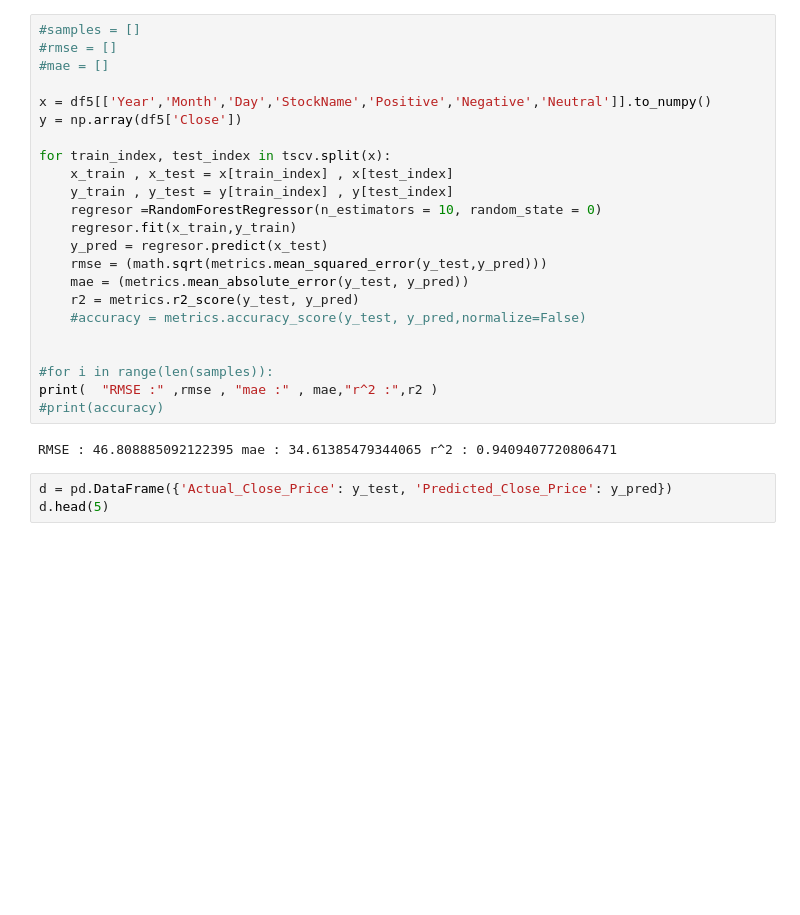
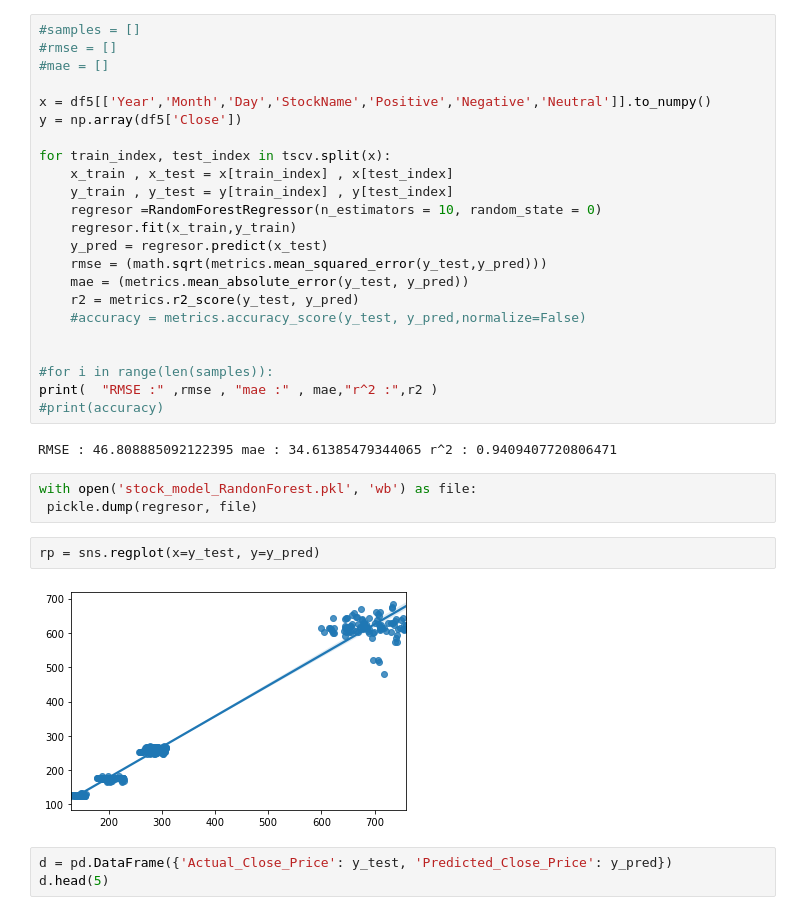
Before and after one commit to anirudhsaxena13/Technocolabs-Internship, a Jupyter notebook: modeling1.ipynb, the cells around one changed output. Cells and saved outputs as stored; diff of their text form; blank space fills up the shorter version.

```diff
--- a/modeling1.ipynb
+++ b/modeling1.ipynb
@@ -255,6 +253,13 @@ print(  "RMSE :" ,rmse , "mae :" , mae,"r^2 :",r2 )
 #print(accuracy)
 # %% [output]
 RMSE : 46.808885092122395 mae : 34.61385479344065 r^2 : 0.9409407720806471
+# %%
+with open('stock_model_RandonForest.pkl', 'wb') as file:
+ pickle.dump(regresor, file)
+# %%
+rp = sns.regplot(x=y_test, y=y_pred)
+# %% [output]
+[figure, added]
 # %%
 d = pd.DataFrame({'Actual_Close_Price': y_test, 'Predicted_Close_Price': y_pred})
 d.head(5)
```
Also changed, not shown: parts of 9 cells of this notebook.
